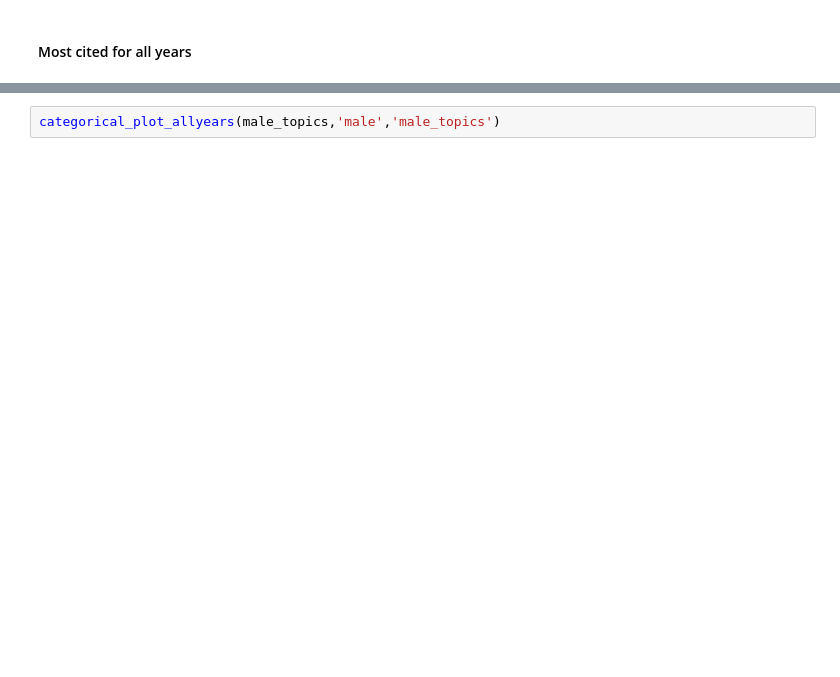
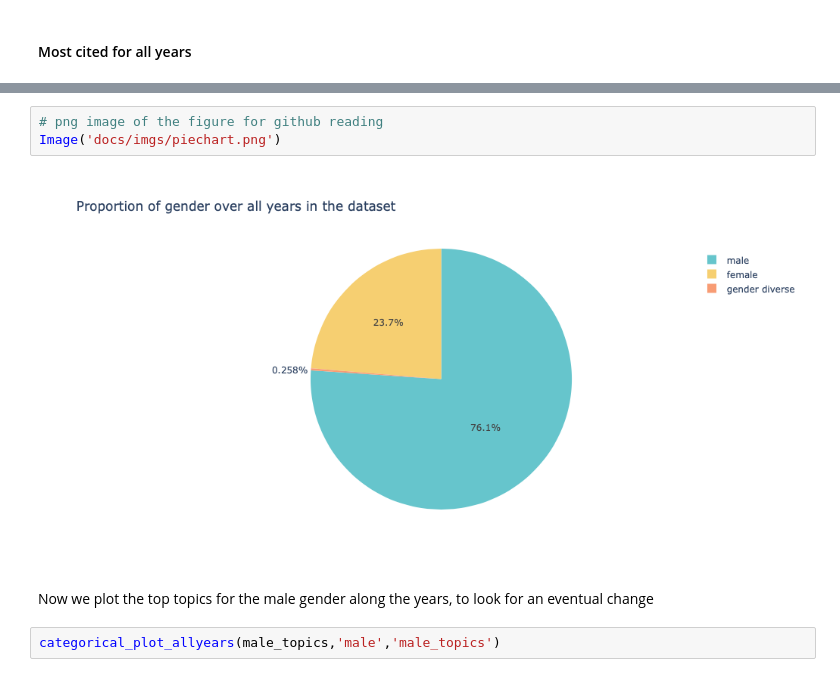
Before and after one commit to epfl-ada/ada-2021-project-palomamo, a Jupyter notebook: gender_topics.ipynb, the cells around one changed output, grey strips where cells are left out. Saved outputs shown, nothing was run; the diff lists cells and outputs as text; blank space fills up the shorter version.

```diff
--- a/gender_topics.ipynb
+++ b/gender_topics.ipynb
@@ -393,3 +530,10 @@ n_most_others_df = get_df_gender(n_most_others_list)
+# %%
+# png image of the figure for github reading
+Image('docs/imgs/piechart.png')
+# %% [output]
+[figure, added]
+# %% [markdown]
+Now we plot the top topics for the male gender along the years, to look for an eventual change
 # %%
 categorical_plot_allyears(male_topics,'male','male_topics')
 # %% [output]
```
Also changed, not shown: parts of 86 cells of this notebook.
